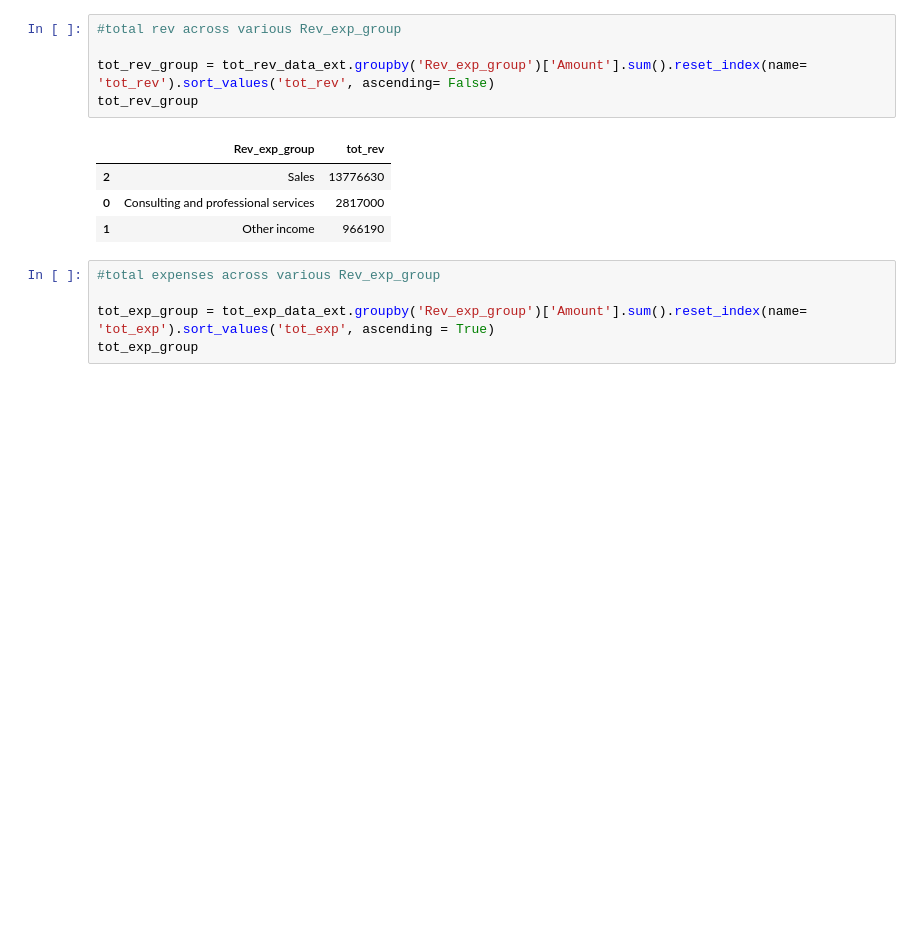
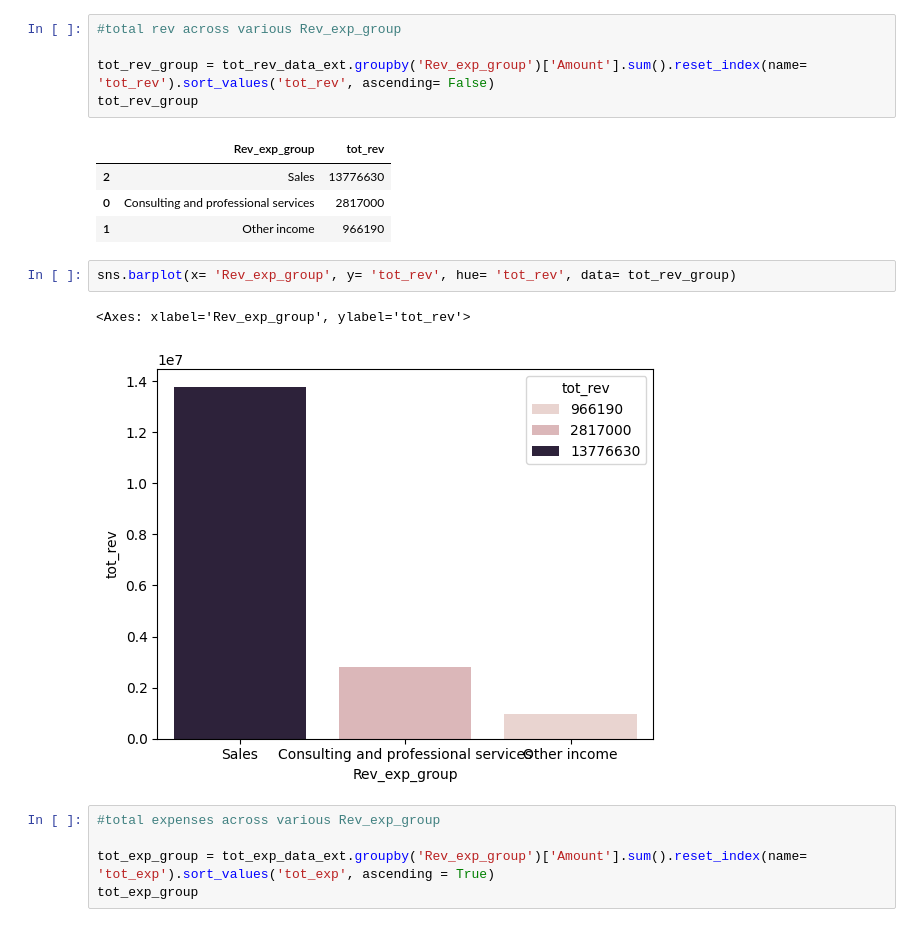
Before and after one commit to djibril968/Python_projects, a Jupyter notebook: Onyx_Financial_Analysis.ipynb, the cells around one changed output. Cells and saved outputs as stored; diff of their text form; blank space fills up the shorter version.

```diff
--- a/Onyx_Financial_Analysis.ipynb
+++ b/Onyx_Financial_Analysis.ipynb
@@ -326,6 +326,11 @@ tot_rev_group
 | 2 | Sales | 13776630 |
 | 0 | Consulting and professional services | 2817000 |
 | 1 | Other income | 966190 |
+# %%
+sns.barplot(x= 'Rev_exp_group', y= 'tot_rev', hue= 'tot_rev', data= tot_rev_group)
+# %% [output]
+<Axes: xlabel='Rev_exp_group', ylabel='tot_rev'>
+[figure, added]
 # %%
 #total expenses across various Rev_exp_group
 
```
